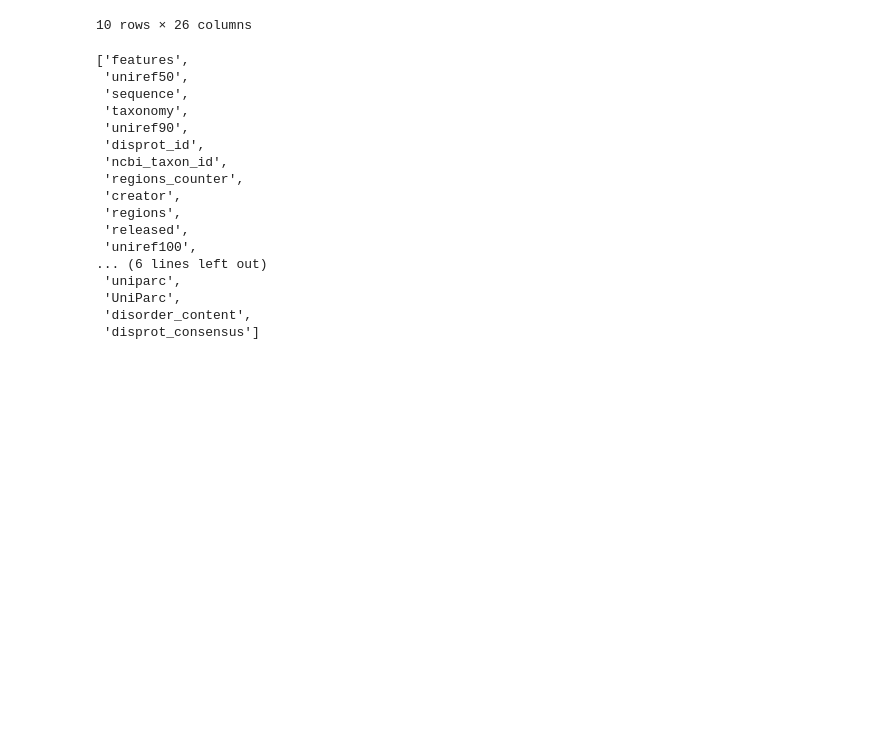
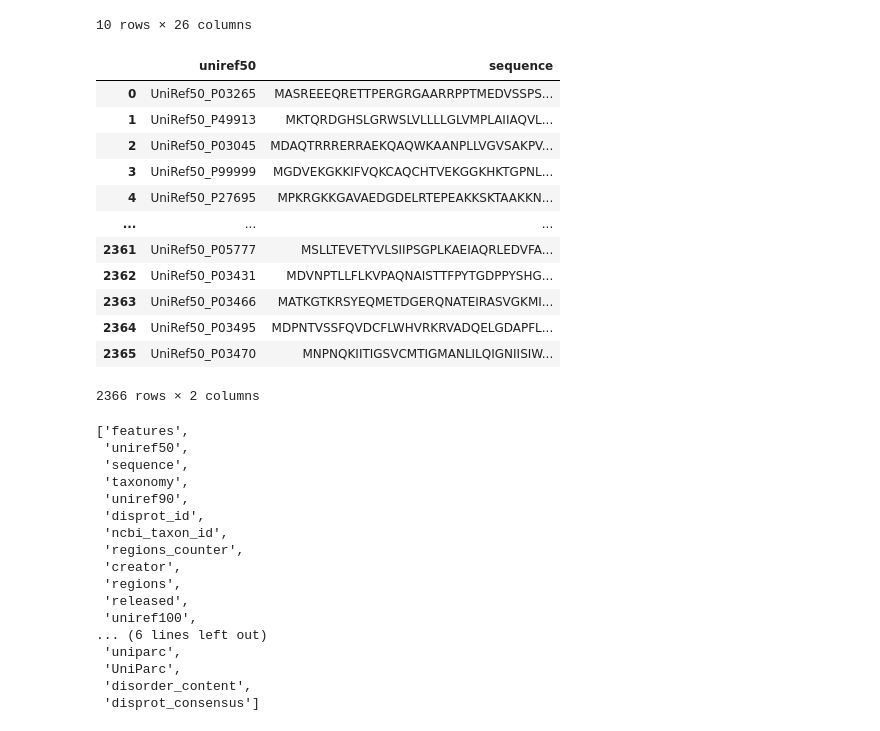
Before and after one commit to michellegarcia2000/p-rotein, a Jupyter notebook: json_p-ai.ipynb, the cells around one changed output. Cells and saved outputs as stored; diff of their text form; code cells hidden in the pictures; blank space fills up the shorter version.

```diff
--- a/json_p-ai.ipynb
+++ b/json_p-ai.ipynb
@@ -26,0 +29,17 @@ display(new_df.head(10).dropna(axis=1))
+# %%
+simple_df = new_df[["uniref50", "sequence"]]
+simple_df
+# %% [output]
+|  | uniref50 | sequence |
+| 0 | UniRef50_P03265 | MASREEEQRETTPERGRGAARRPPTMEDVSSPS... |
+| 1 | UniRef50_P49913 | MKTQRDGHSLGRWSLVLLLLGLVMPLAIIAQVL... |
+| 2 | UniRef50_P03045 | MDAQTRRRERRAEKQAQWKAANPLLVGVSAKPV... |
+| 3 | UniRef50_P99999 | MGDVEKGKKIFVQKCAQCHTVEKGGKHKTGPNL... |
+| 4 | UniRef50_P27695 | MPKRGKKGAVAEDGDELRTEPEAKKSKTAAKKN... |
+| ... | ... | ... |
+| 2361 | UniRef50_P05777 | MSLLTEVETYVLSIIPSGPLKAEIAQRLEDVFA... |
+| 2362 | UniRef50_P03431 | MDVNPTLLFLKVPAQNAISTTFPYTGDPPYSHG... |
+| 2363 | UniRef50_P03466 | MATKGTKRSYEQMETDGERQNATEIRASVGKMI... |
+| 2364 | UniRef50_P03495 | MDPNTVSSFQVDCFLWHVRKRVADQELGDAPFL... |
+| 2365 | UniRef50_P03470 | MNPNQKIITIGSVCMTIGMANLILQIGNIISIW... |
+2366 rows × 2 columns
```
Also changed, not shown: parts of 14 cells of this notebook, 3 other files.
